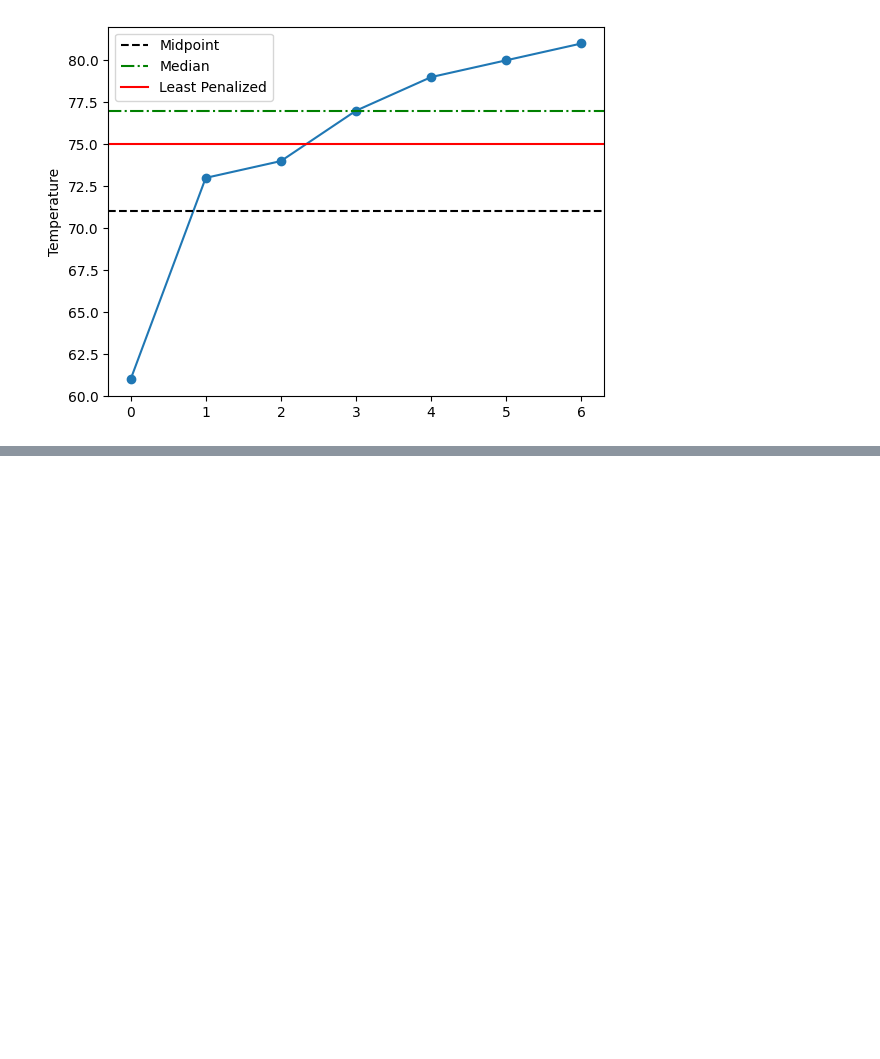
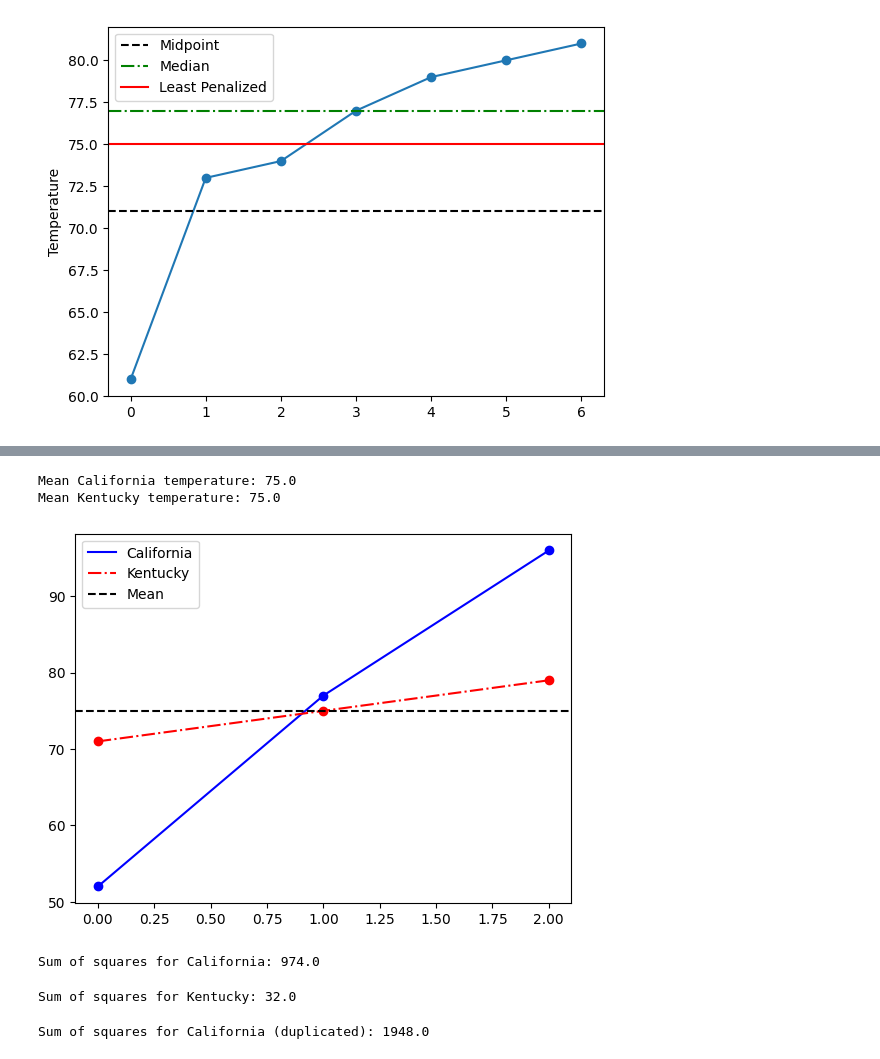
Before and after one commit to tacotuesday/reading_list, a Jupyter notebook: python/data_science_bookcamp/cs02-curriculum.ipynb, the cells around one changed output, grey strips where cells are left out. Cells and saved outputs as stored; diff of their text form; code cells hidden in the pictures; blank space fills up the shorter version.

```diff
--- a/python/data_science_bookcamp/cs02-curriculum.ipynb
+++ b/python/data_science_bookcamp/cs02-curriculum.ipynb
@@ -184,0 +253,49 @@ assert mean != np.average(measurements, weights=unequal_weights)
+# %%
+california = np.array([52, 77, 96])
+kentucky = np.array([71, 75, 79])
+
+print(f'Mean California temperature: {california.mean()}')
+print(f'Mean Kentucky temperature: {kentucky.mean()}')
+# %% [output]
+Mean California temperature: 75.0
+Mean Kentucky temperature: 75.0
+# %%
+# The means are the same. You already knew this: remember Anscombe's quartet.
+# Let's visualize the differences
+
+plt.plot(range(3), california, color = 'b', label='California')
+plt.scatter(range(3), california, color = 'b')
+plt.plot(range(3), kentucky, color = 'r', linestyle='-.', label='Kentucky')
+plt.scatter(range(3), kentucky, color = 'r')
+plt.axhline(75, color='k', linestyle='--', label='Mean')
+plt.legend()
+plt.show()
+# %% [output]
+[figure, added]
+# %%
+# California's temperatures have a much higher dispersion than Kentucky's.
+# Compute the sum of squares for California's temperatures
+
+def sum_of_squares(data):
+    mean = np.mean(data)
+    return sum(squared_distance(value, mean) for value in data)
+
+california_sum_squares = sum_of_squares(california)
+print(f'Sum of squares for California: {california_sum_squares}')
+# %% [output]
+Sum of squares for California: 974.0
+# %%
+# Compare to Kentucky's sum of squares
+kentucky_sum_squares = sum_of_squares(kentucky)
+print(f'Sum of squares for Kentucky: {kentucky_sum_squares}')
+# %% [output]
+Sum of squares for Kentucky: 32.0
+# %%
+# Sum of squares is not perfect. If you duplicate the data, the sum of squares doubles despite constant dispersion.
+
+california_duplicated = np.array(california.tolist() * 2)
+duplicated_sum_squares = sum_of_squares(california_duplicated)
+print(f'Sum of squares for California (duplicated): {duplicated_sum_squares}')
+assert duplicated_sum_squares == california_sum_squares * 2
+# %% [output]
+Sum of squares for California (duplicated): 1948.0
```
Also changed, not shown: parts of 24 cells of this notebook.
